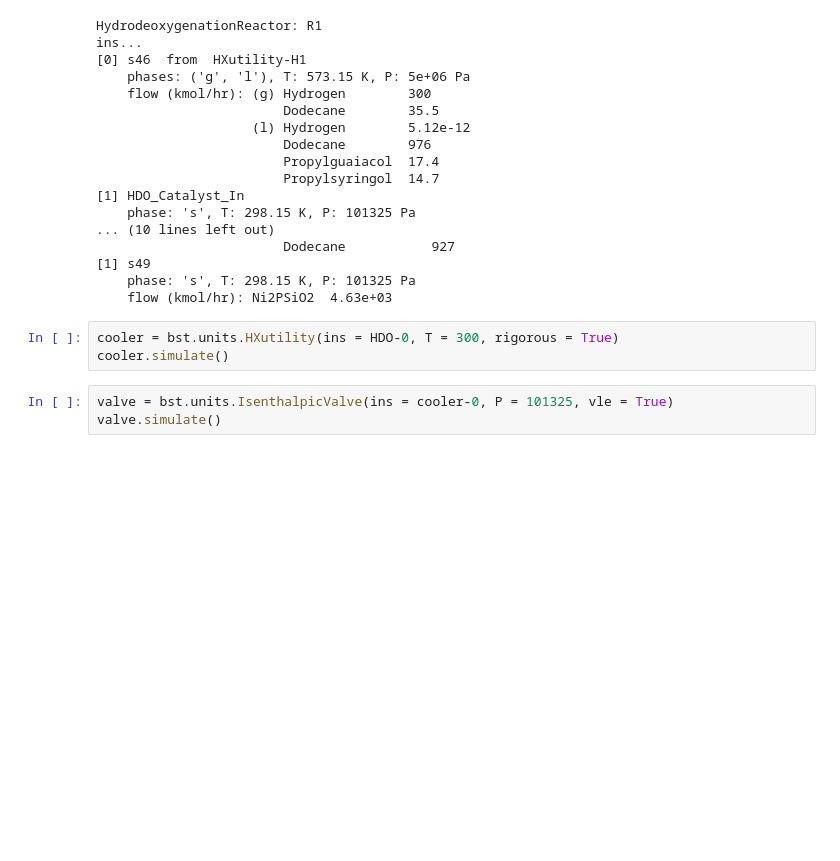
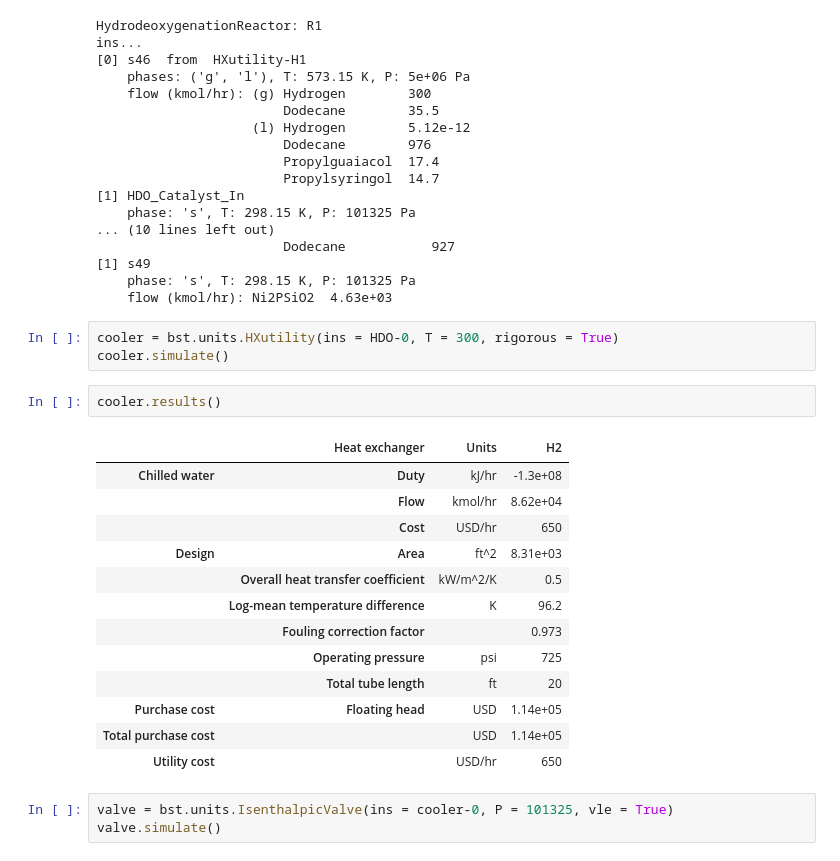
Before and after one commit to H-Wadgama/ATJ, a Jupyter notebook: lignin_saf/hdo_testing.ipynb, the cells around one changed output. Cells and saved outputs as stored; diff of their text form; blank space fills up the shorter version.

```diff
--- a/lignin_saf/hdo_testing.ipynb
+++ b/lignin_saf/hdo_testing.ipynb
@@ -427,6 +427,22 @@ ins...
 # %%
 cooler = bst.units.HXutility(ins = HDO-0, T = 300, rigorous = True)
 cooler.simulate()
+# %%
+cooler.results()
+# %% [output]
+|  | Heat exchanger | Units | H2 |
+| Chilled water | Duty | kJ/hr | -1.3e+08 |
+|  | Flow | kmol/hr | 8.62e+04 |
+|  | Cost | USD/hr | 650 |
+| Design | Area | ft^2 | 8.31e+03 |
+|  | Overall heat transfer coefficient | kW/m^2/K | 0.5 |
+|  | Log-mean temperature difference | K | 96.2 |
+|  | Fouling correction factor |  | 0.973 |
+|  | Operating pressure | psi | 725 |
+|  | Total tube length | ft | 20 |
+| Purchase cost | Floating head | USD | 1.14e+05 |
+| Total purchase cost |  | USD | 1.14e+05 |
+| Utility cost |  | USD/hr | 650 |
 # %%
 valve = bst.units.IsenthalpicValve(ins = cooler-0, P = 101325, vle = True)
 valve.simulate()
```
Also changed, not shown: parts of 6 cells of this notebook, 1 other file.
